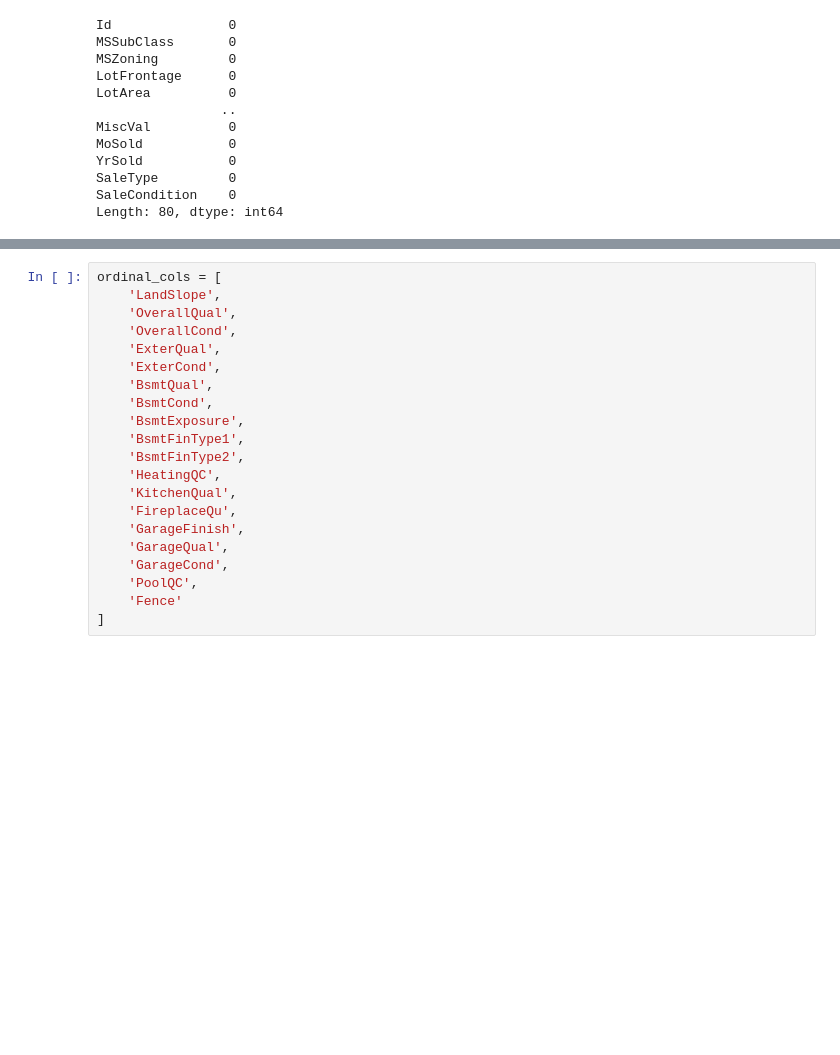
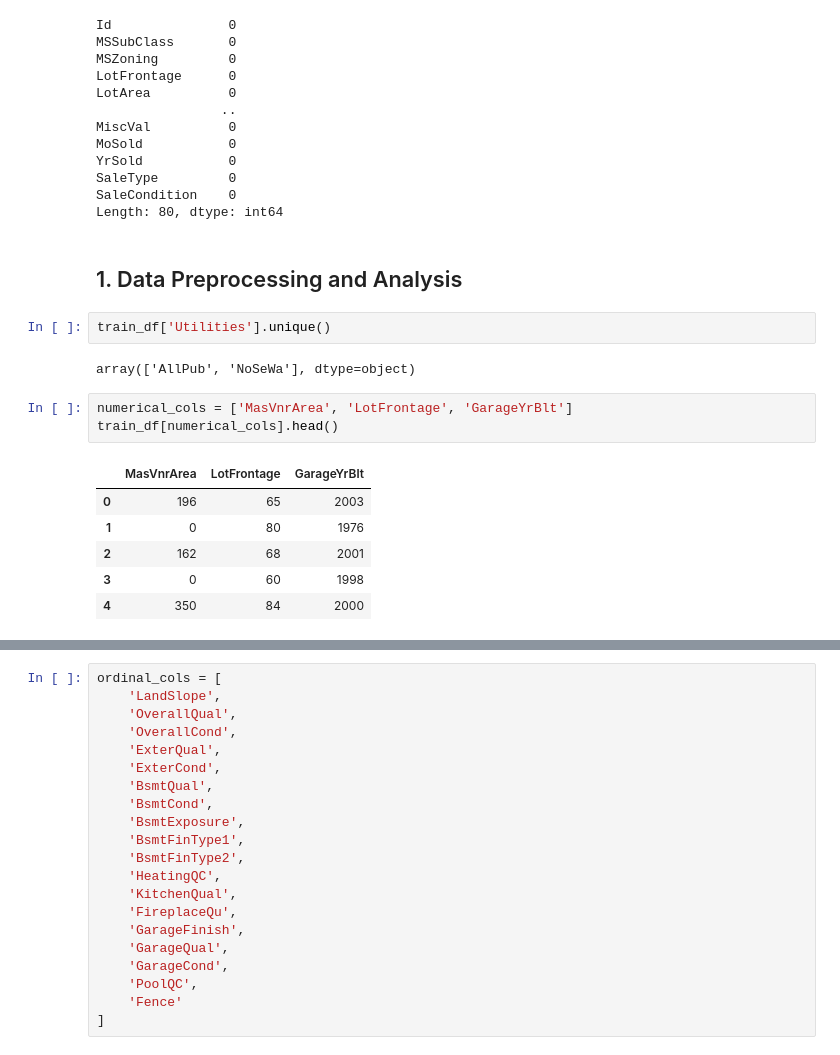
Before and after one commit to Mark-Barbaric/Kaggle, a Jupyter notebook: housing/housing_workbook.ipynb, the cells around one changed output, grey strips where cells are left out. Saved outputs shown, nothing was run; the diff lists cells and outputs as text; blank space fills up the shorter version.

```diff
--- a/housing/housing_workbook.ipynb
+++ b/housing/housing_workbook.ipynb
@@ -84,3 +84,19 @@ YrSold           0
 SaleType         0
 SaleCondition    0
 Length: 80, dtype: int64
+# %% [markdown]
+## 1. Data Preprocessing and Analysis
+# %%
+train_df['Utilities'].unique()
+# %% [output]
+array(['AllPub', 'NoSeWa'], dtype=object)
+# %%
+numerical_cols = ['MasVnrArea', 'LotFrontage', 'GarageYrBlt']
+train_df[numerical_cols].head()
+# %% [output]
+|  | MasVnrArea | LotFrontage | GarageYrBlt |
+| 0 | 196 | 65 | 2003 |
+| 1 | 0 | 80 | 1976 |
+| 2 | 162 | 68 | 2001 |
+| 3 | 0 | 60 | 1998 |
+| 4 | 350 | 84 | 2000 |
```
Also changed, not shown: parts of 19 cells of this notebook.
